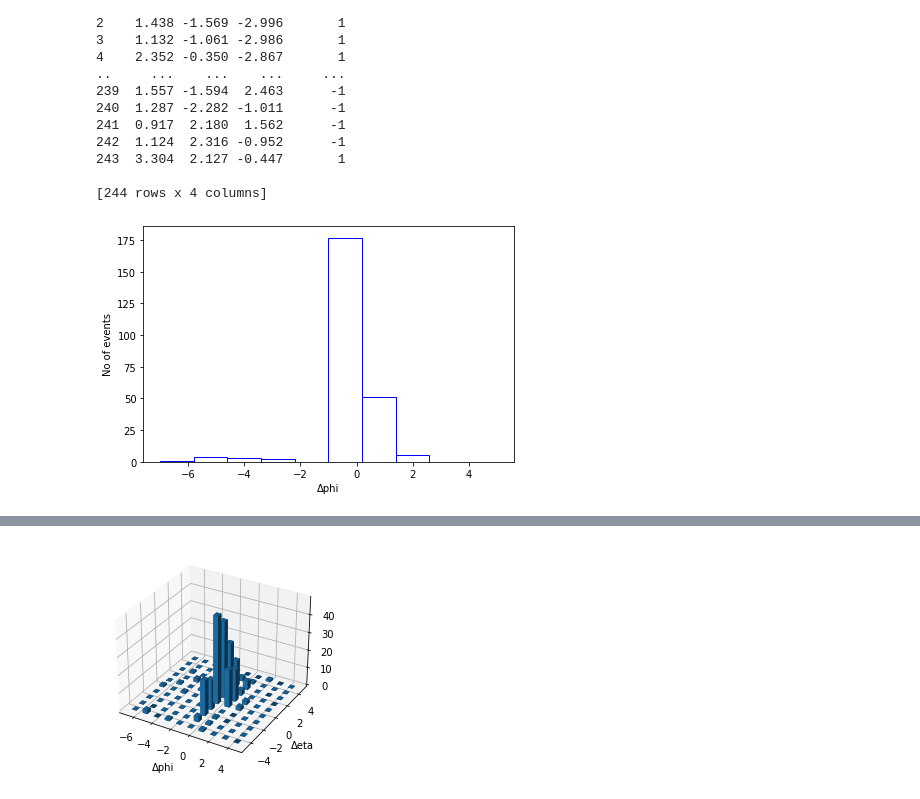
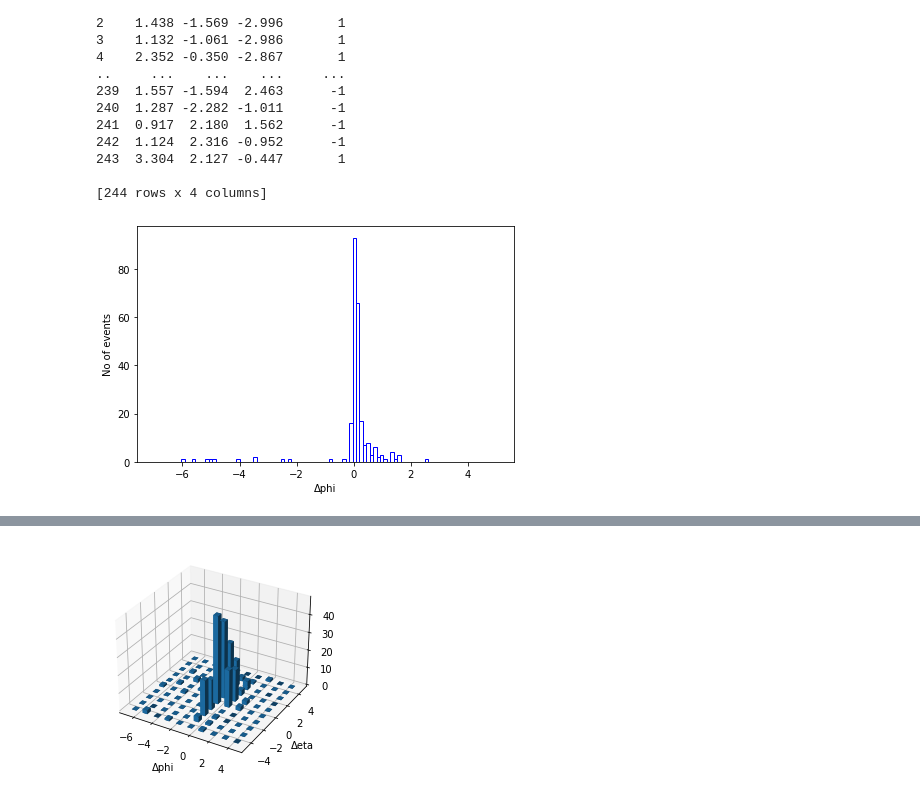
Before and after one commit to HarryWang0619/CIS_May_FinalProject, a Jupyter notebook: Zihao(test).ipynb, the cells around one changed output, grey strips where cells are left out. Drawn from its saved outputs; the diff is of its cells as text; code cells hidden in the pictures.

```diff
--- a/Zihao(test).ipynb
+++ b/Zihao(test).ipynb
@@ -27,16 +28,16 @@ print (data)
 phi = data[data.columns[2]]
 dphi = np.diff(phi)
 # %%
-nbins = 10
+nbins = 100
 xmin = -7
 xmax = 5
 plt.hist(dphi,nbins,color="white", edgecolor="blue",range = [xmin,xmax])
 plt.ylabel(r'No of events')
 plt.xlabel(r'Δphi')
 plt.tight_layout()
 plt.show()
 # %% [output]
-[figure, old version]
+[figure, new version]
 # %%
 counts, bins, bars= plt.hist(dphi,nbins,color="white", edgecolor="blue",range = [xmin,xmax])
 print (counts, bins, bars)
```
Also changed, not shown: parts of 10 cells of this notebook.
